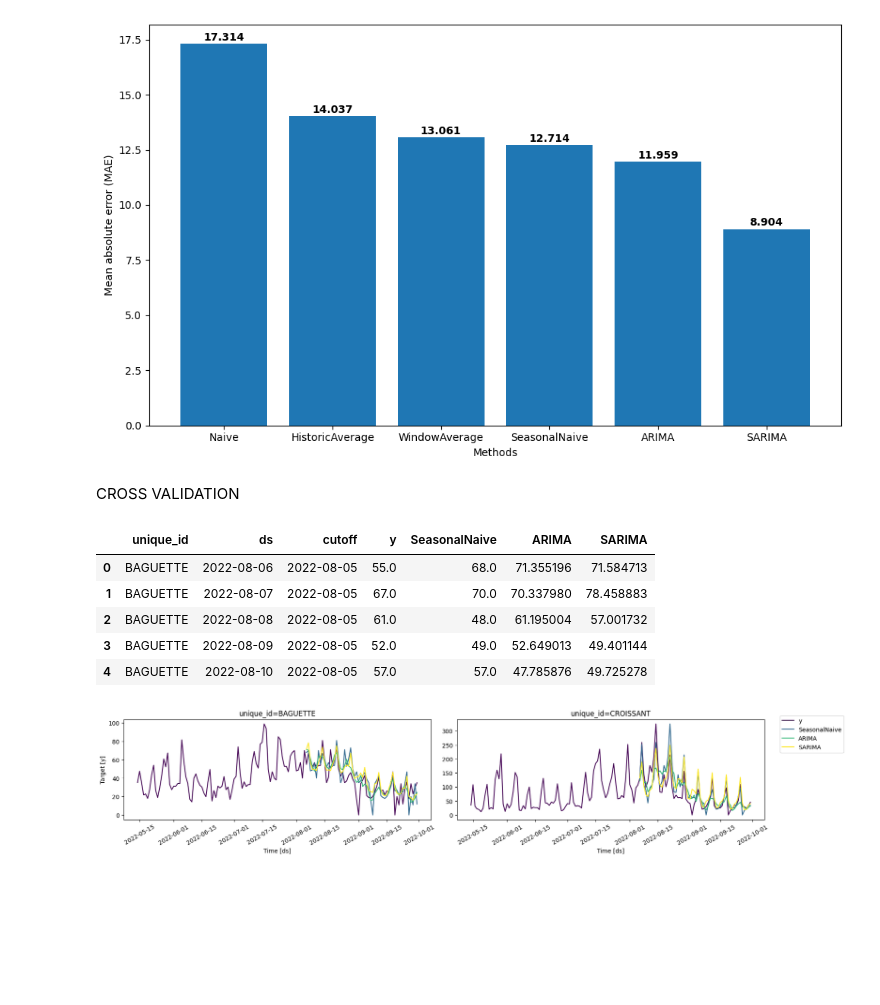
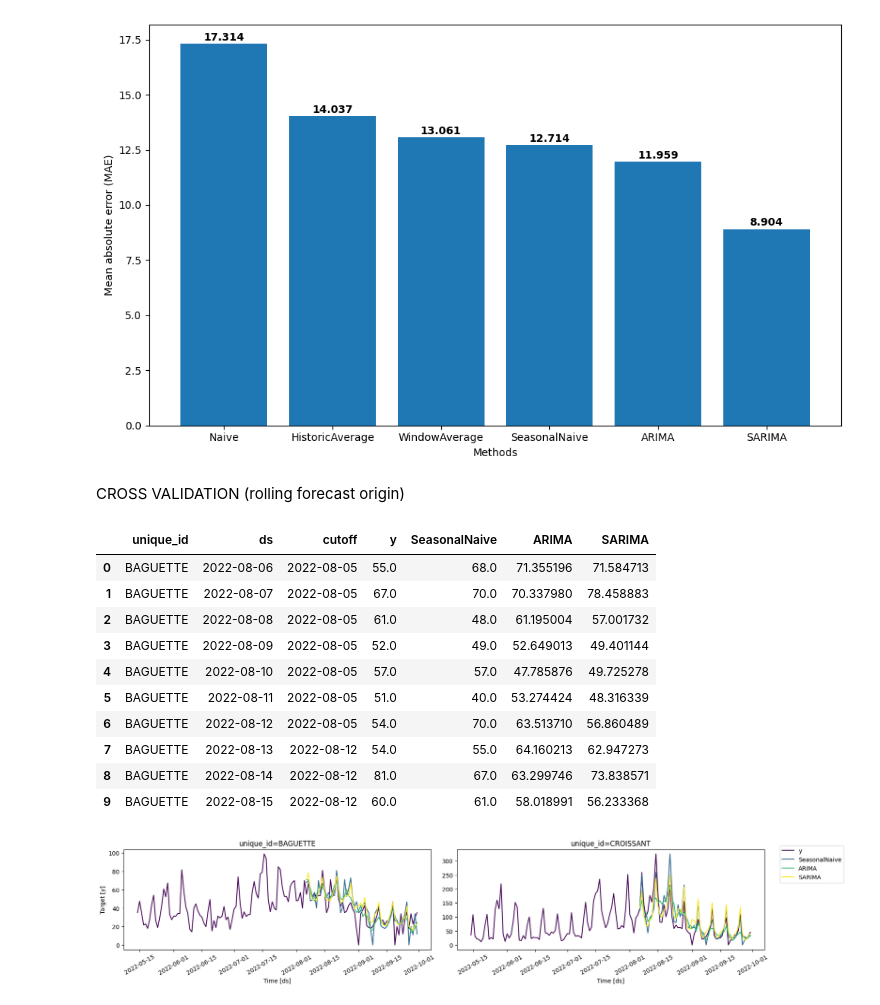
Before and after one commit to Messionat45/Time-Series-Forecasting, a Jupyter notebook: time_series_tut.ipynb, the cells around one changed output. Drawn from its saved outputs; the diff is of its cells as text; code cells hidden in the pictures; blank space fills up the shorter version.

Commit message:
cross validation/ rolling window for time series added

```diff
--- a/time_series_tut.ipynb
+++ b/time_series_tut.ipynb
@@ -198,33 +217,38 @@ plt.show()
 # %% [output]
 [figure]
 # %% [markdown]
-CROSS VALIDATION
+CROSS VALIDATION (rolling forecast origin)
 # %%
 small_df = df[df["unique_id"].isin(unique_ids)]
 
 models = [
     SeasonalNaive(season_length=7),
     AutoARIMA(seasonal=False, alias="ARIMA"),
     AutoARIMA(season_length=7, alias="SARIMA")
 ]
 
 sf = StatsForecast(models=models, freq="D")
 cv_df = sf.cross_validation(
     h=horizon, # 7 days
     df=small_df,
     n_windows=8,
     step_size=horizon,
-    refit=True
+    refit=True #each wn retarin the mdoel again
 )
 
-cv_df.head()
+cv_df.head(10)
 # %% [output]
 |  | unique_id | ds | cutoff | y | SeasonalNaive | ARIMA | SARIMA |
 | 0 | BAGUETTE | 2022-08-06 | 2022-08-05 | 55.0 | 68.0 | 71.355196 | 71.584713 |
 | 1 | BAGUETTE | 2022-08-07 | 2022-08-05 | 67.0 | 70.0 | 70.337980 | 78.458883 |
 | 2 | BAGUETTE | 2022-08-08 | 2022-08-05 | 61.0 | 48.0 | 61.195004 | 57.001732 |
 | 3 | BAGUETTE | 2022-08-09 | 2022-08-05 | 52.0 | 49.0 | 52.649013 | 49.401144 |
 | 4 | BAGUETTE | 2022-08-10 | 2022-08-05 | 57.0 | 57.0 | 47.785876 | 49.725278 |
+| 5 | BAGUETTE | 2022-08-11 | 2022-08-05 | 51.0 | 40.0 | 53.274424 | 48.316339 |
+| 6 | BAGUETTE | 2022-08-12 | 2022-08-05 | 54.0 | 70.0 | 63.513710 | 56.860489 |
+| 7 | BAGUETTE | 2022-08-13 | 2022-08-12 | 54.0 | 55.0 | 64.160213 | 62.947273 |
+| 8 | BAGUETTE | 2022-08-14 | 2022-08-12 | 81.0 | 67.0 | 63.299746 | 73.838571 |
+| 9 | BAGUETTE | 2022-08-15 | 2022-08-12 | 60.0 | 61.0 | 58.018991 | 56.233368 |
 # %%
 plot_series(
     df=small_df,
```
Also changed, not shown: parts of 7 cells of this notebook, 1 other file.
